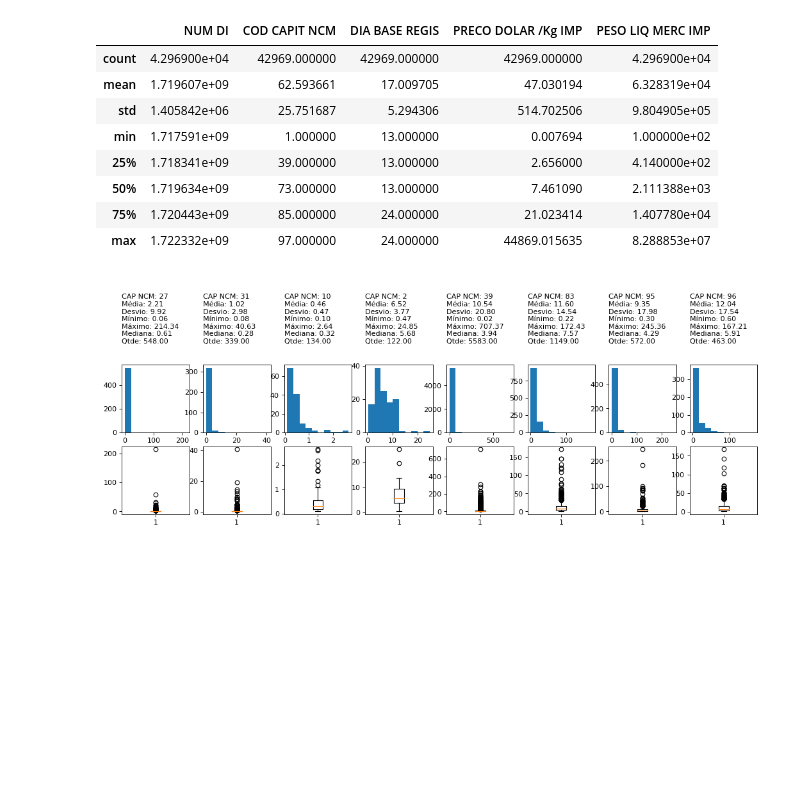
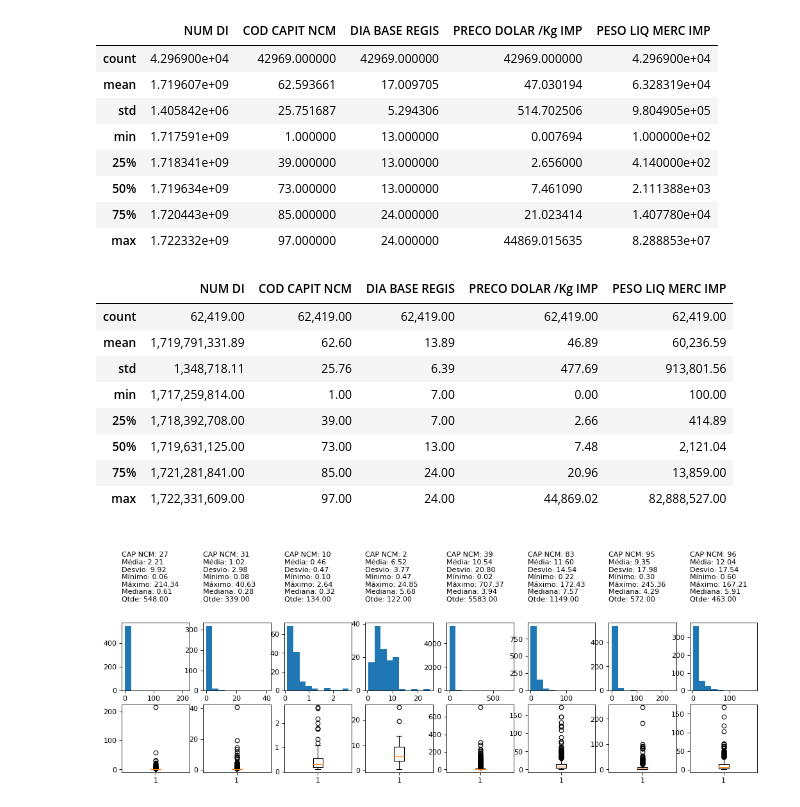
Before and after one commit to IvanBrasilico/laudos_dash, a Jupyter notebook: notebooks/TestesValor.ipynb, the cells around one changed output. Cells and saved outputs as stored; diff of their text form; code cells hidden in the pictures; blank space fills up the shorter version.

```diff
--- a/notebooks/TestesValor.ipynb
+++ b/notebooks/TestesValor.ipynb
@@ -160,6 +162,19 @@ df_valor13b.describe()
 | max | 1.722332e+09 | 97.000000 | 24.000000 | 44869.015635 | 8.288853e+07 |
 # %%
 df_valorb = pd.concat([df_valor7b, df_valor13b])
+# %%
+pd.options.display.float_format = '{:20,.2f}'.format
+df_valorb.describe()
+# %% [output]
+|  | NUM DI | COD CAPIT NCM | DIA BASE REGIS | PRECO DOLAR /Kg IMP | PESO LIQ MERC IMP |
+| count | 62,419.00 | 62,419.00 | 62,419.00 | 62,419.00 | 62,419.00 |
+| mean | 1,719,791,331.89 | 62.60 | 13.89 | 46.89 | 60,236.59 |
+| std | 1,348,718.11 | 25.76 | 6.39 | 477.69 | 913,801.56 |
+| min | 1,717,259,814.00 | 1.00 | 7.00 | 0.00 | 100.00 |
+| 25% | 1,718,392,708.00 | 39.00 | 7.00 | 2.66 | 414.89 |
+| 50% | 1,719,631,125.00 | 73.00 | 13.00 | 7.48 | 2,121.04 |
+| 75% | 1,721,281,841.00 | 85.00 | 24.00 | 20.96 | 13,859.00 |
+| max | 1,722,331,609.00 | 97.00 | 24.00 | 44,869.02 | 82,888,527.00 |
 # %%
 def remove_outlierscaps(pdf):
     dfcaps = []
```
Also changed, not shown: parts of 11 cells of this notebook, 4 other files.
